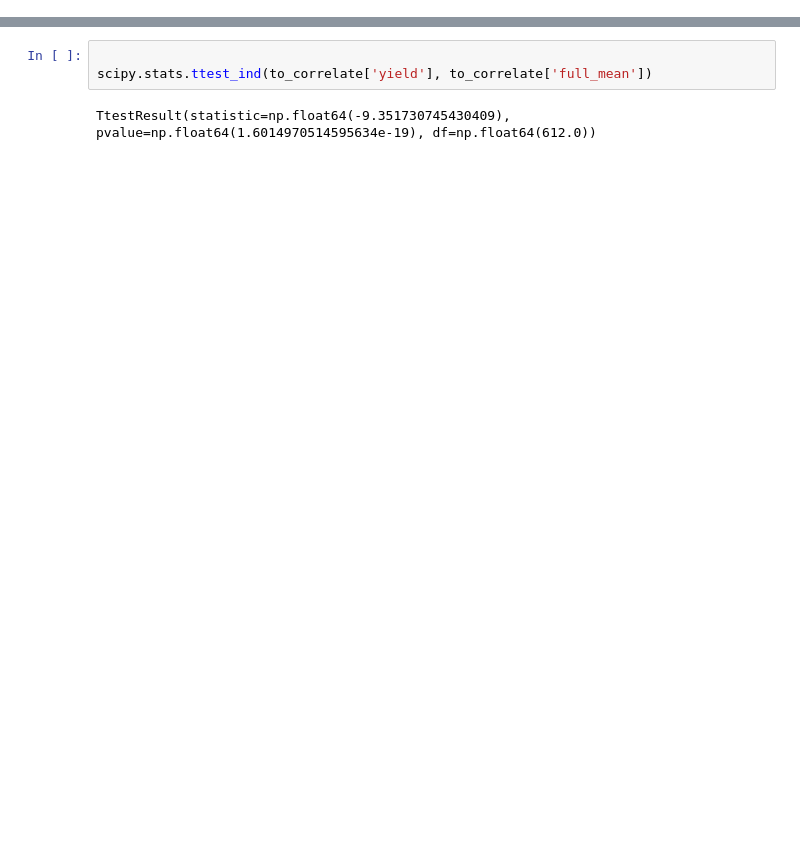
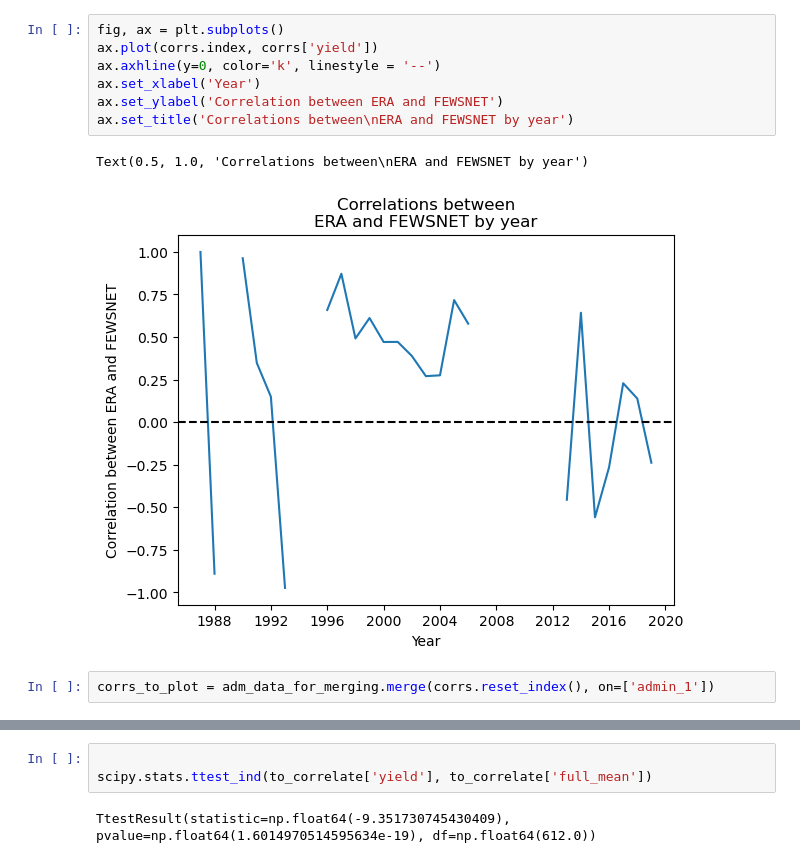
Before and after one commit to MartinP556/yield_modelling, a Jupyter notebook: compare_era_fewsnet.ipynb, the cells around one changed output, grey strips where cells are left out. Cells and saved outputs as stored; diff of their text form; blank space fills up the shorter version.

```diff
--- a/compare_era_fewsnet.ipynb
+++ b/compare_era_fewsnet.ipynb
@@ -111,0 +299,12 @@ to_correlate = era_yields.merge(kenya_data[[f'{plantorharvest}_year', 'admin_1',
+# %%
+fig, ax = plt.subplots()
+ax.plot(corrs.index, corrs['yield'])
+ax.axhline(y=0, color='k', linestyle = '--')
+ax.set_xlabel('Year')
+ax.set_ylabel('Correlation between ERA and FEWSNET')
+ax.set_title('Correlations between\nERA and FEWSNET by year')
+# %% [output]
+Text(0.5, 1.0, 'Correlations between\nERA and FEWSNET by year')
+[figure, added]
+# %%
+corrs_to_plot = adm_data_for_merging.merge(corrs.reset_index(), on=['admin_1'])
```
Also changed, not shown: parts of 52 cells of this notebook, 4 other files.
